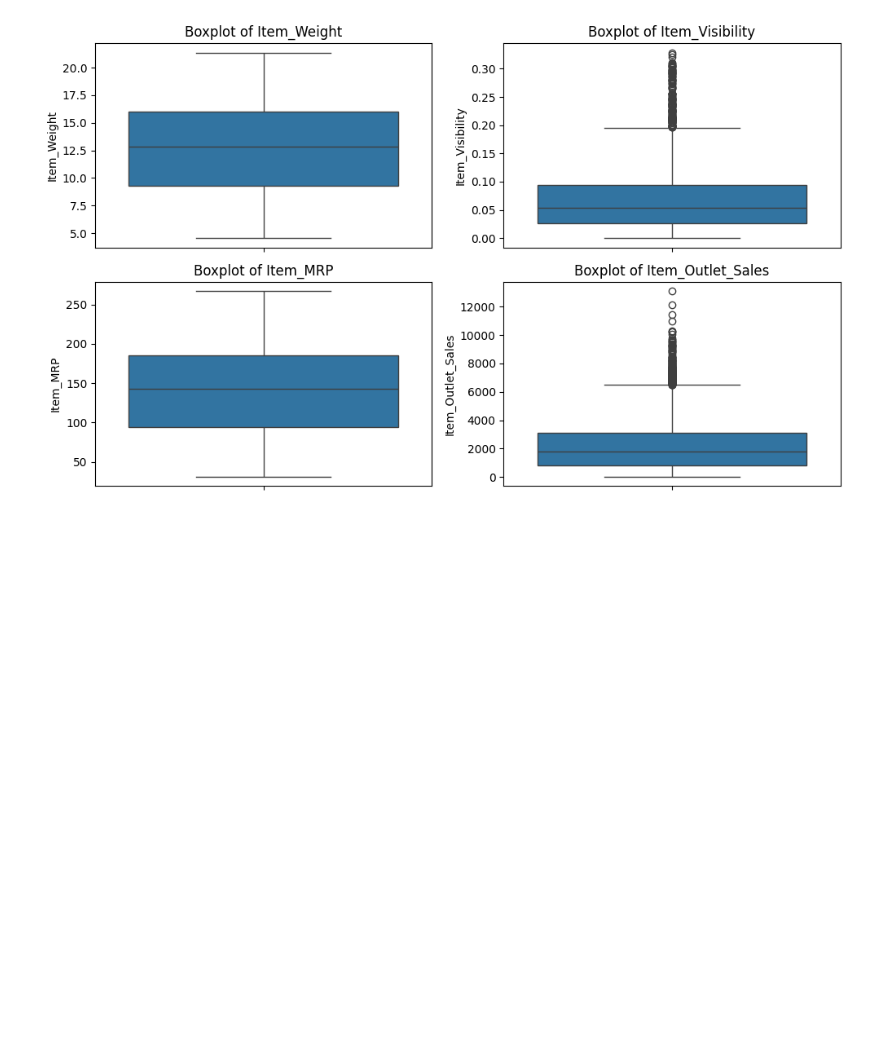
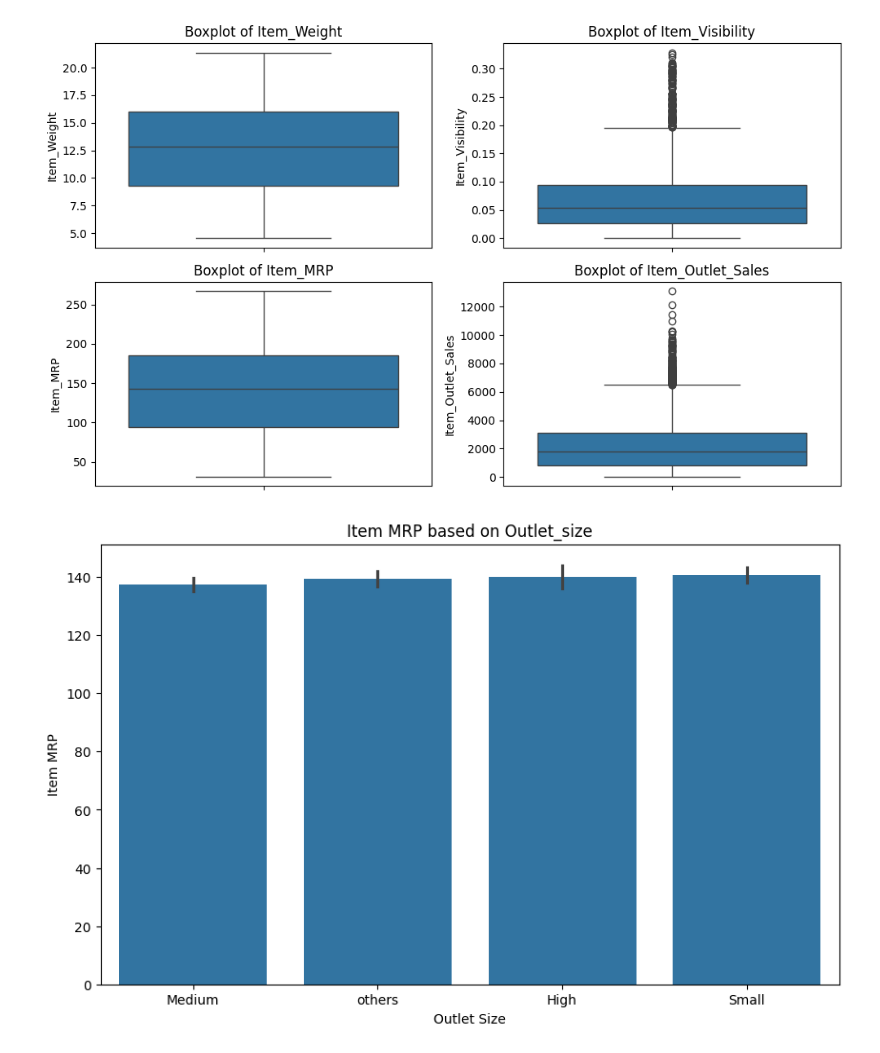
Before and after one commit to Alibubere/BigMart_Sales_Analysis, a Jupyter notebook: BigMart_Sales_Analysis.ipynb, the cells around one changed output. Drawn from its saved outputs; the diff is of its cells as text; code cells hidden in the pictures; blank space fills up the shorter version.

Commit message:
visualization

```diff
--- a/BigMart_Sales_Analysis.ipynb
+++ b/BigMart_Sales_Analysis.ipynb
@@ -101,3 +101,12 @@ for col in numerical_col:
     upper_bound = Q3 + 1.5 * IQR
 
     data = data[(data[col] >= lower_bound) & (data[col] <= upper_bound)]
+# %%
+plt.figure(figsize=(10,6))
+sns.barplot(x=data['Outlet_Size'],y=data['Item_MRP'])
+plt.title("Item MRP based on Outlet_size")
+plt.xlabel('Outlet Size')
+plt.ylabel('Item MRP')
+plt.show()
+# %% [output]
+[figure, added]
```
Also changed, not shown: parts of 4 cells of this notebook.
